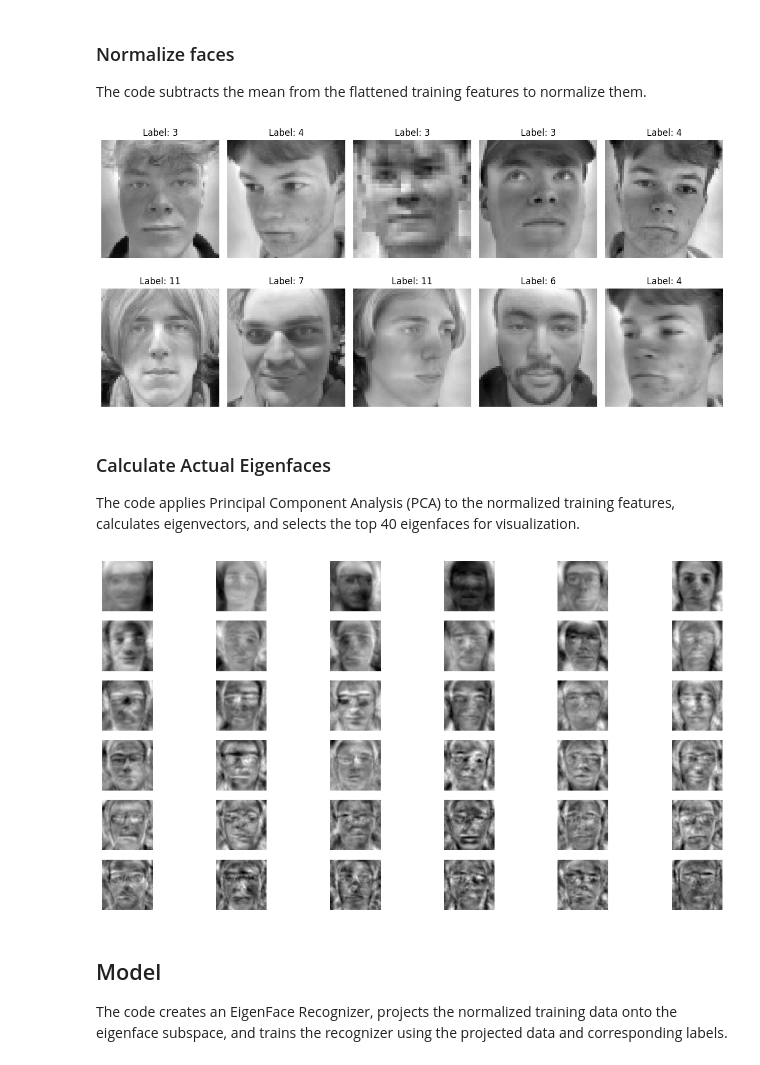
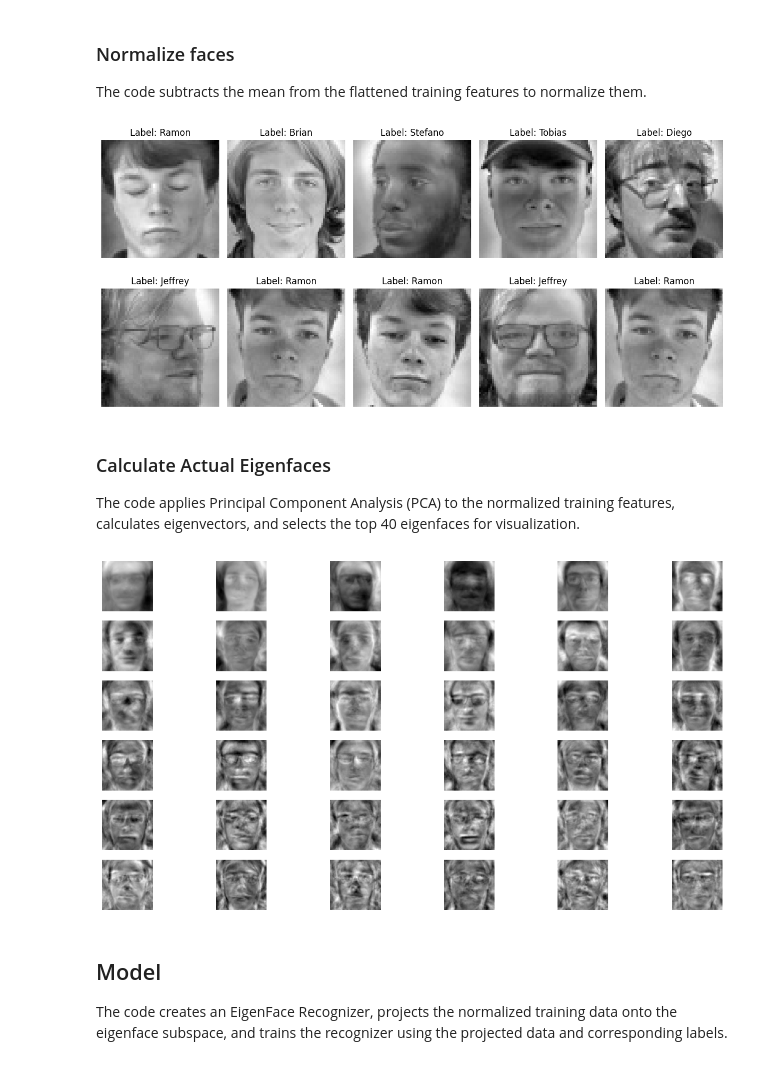
Before and after one commit to brian-vdb/visual-recognition, a Jupyter notebook: face_recognition.ipynb, the cells around one changed output. Cells and saved outputs as stored; diff of their text form; code cells hidden in the pictures.

```diff
--- a/face_recognition.ipynb
+++ b/face_recognition.ipynb
@@ -167,12 +177,12 @@ The following code cells outline a pipeline for preprocessing images within the
 The following code cell demonstrates the process of reshaping the features for the Face Recognition model.
 # %%
 # Flatten the images
-windowShape = X_train[0].shape
-X_train_flattened = np.array([image.reshape(-1) for image in X_train])
+windowShape = X[0].shape
+X_flattened = np.array([image.reshape(-1) for image in X])
 
 print('Transformed Data:')
 print(f'- Original Shape: {windowShape}')
-print(f'- New Shape: {X_train_flattened[0].shape}')
+print(f'- New Shape: {X_flattened[0].shape}')
 # %% [output]
 Transformed Data:
 - Original Shape: (64, 64)
@@ -183,9 +193,9 @@ Transformed Data:
 The code calculates the weighted average face from a set of flattened images in the training dataset.
 # %%
 # Calculate the mean face
-image_weight = 1 / len(X_train_flattened)
-mean = np.zeros(len(X_train_flattened[0]))
-for flat_image in X_train_flattened:
+image_weight = 1 / len(X_flattened)
+mean = np.zeros(len(X_flattened[0]))
+for flat_image in X_flattened:
     mean += (image_weight * flat_image)
 
 # Display the average face
@@ -198,20 +208,23 @@ display_single_image(mean.reshape(windowShape))
 The code subtracts the mean from the flattened training features to normalize them.
 # %%
 # Normalize the data
-X_train_normalized = X_train_flattened - mean
+X_normalized = X_flattened - mean
+
+# Map the numeric labels to names
+Y_train_names = np.vectorize(loaded_class_dictionary.get)(Y)
 
 # Show 10 random samples
-X_viewable = np.array([image.reshape(windowShape) for image in X_train_normalized])
-display_random_samples(X_viewable, Y_train, num_samples=10, num_cols=5, num_rows=2, figsize=(12, 6))
+X_viewable = np.array([image.reshape(windowShape) for image in X_normalized])
+display_random_samples(X_viewable, Y_train_names, num_samples=10, num_cols=5, num_rows=2, figsize=(12, 6))
 # %% [output]
-[figure, old version]
+[figure, new version]
 # %% [markdown]
 ### Calculate Actual Eigenfaces
 
 The code applies Principal Component Analysis (PCA) to the normalized training features, calculates eigenvectors, and selects the top 40 eigenfaces for visualization.
 # %%
 # Calculate the eigenvectors
-_, eigenvectors = cv2.PCACompute(X_train_normalized, mean=None)
+_, eigenvectors = cv2.PCACompute(X_normalized, mean=None)
 
 # Take the 40 best eigenfaces
 best_eigenfaces = []
@@ -223,7 +236,7 @@ best_eigenfaces = np.array(best_eigenfaces)
 best_eigenfaces_viewable = np.array([image.reshape(windowShape) for image in best_eigenfaces[0 : 36]])
 display_all_in_order(best_eigenfaces_viewable, 6)
 # %% [output]
-[figure, old version]
+[figure, new version]
 # %% [markdown]
 ## Model
 
```
Also changed, not shown: parts of 6 cells of this notebook, 5 other files.
